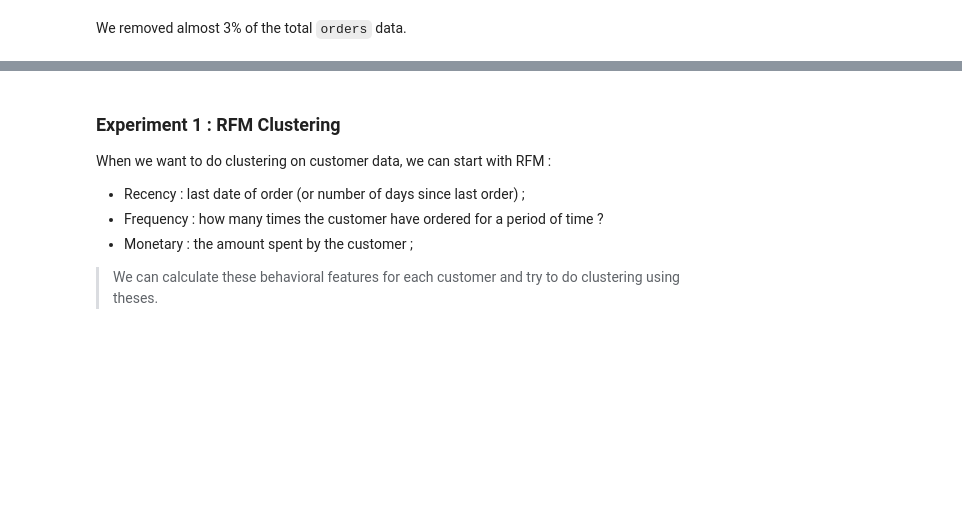
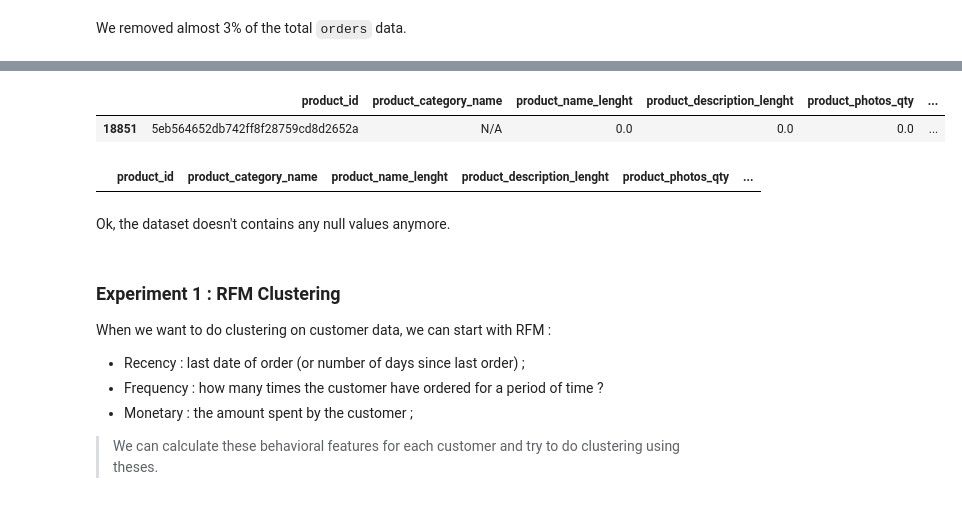
Before and after one commit to mickaelandrieu/unsupervised-ecommerce-clustering, a Jupyter notebook: notebooks/eda.ipynb, the cells around one changed output, grey strips where cells are left out. Cells and saved outputs as stored; diff of their text form; code cells hidden in the pictures; blank space fills up the shorter version.

```diff
--- a/notebooks/eda.ipynb
+++ b/notebooks/eda.ipynb
@@ -618,3 +691,31 @@ We removed almost 3% of the total `orders` data.
+# %%
+
+baby_category = products[products.product_category_name == 'bebes'][['product_weight_g', 'product_length_cm', 'product_width_cm']].mean()
+baby_category
+
+product_id = '09ff539a621711667c43eba6a3bd8466'
+products.loc[products.product_id == product_id, 'product_weight_g'] = baby_category['product_weight_g']
+products.loc[products.product_id == product_id, 'product_length_cm'] = baby_category['product_length_cm']
+products.loc[products.product_id == product_id, 'product_width_cm'] = baby_category['product_width_cm']
+
+products[products.product_length_cm.isna()]
+# %% [output]
+|  | product_id | product_category_name | product_name_lenght | product_description_lenght | product_photos_qty | ... |
+| 18851 | 5eb564652db742ff8f28759cd8d2652a | N/A | 0.0 | 0.0 | 0.0 | ... |
+# %%
+na_category = products[products.product_category_name == 'N/A'][['product_weight_g', 'product_length_cm', 'product_width_cm']].mean()
+na_category
+
+product_id = '5eb564652db742ff8f28759cd8d2652a'
+products.loc[products.product_id == product_id, 'product_weight_g'] = na_category['product_weight_g']
+products.loc[products.product_id == product_id, 'product_length_cm'] = na_category['product_length_cm']
+products.loc[products.product_id == product_id, 'product_width_cm'] = na_category['product_width_cm']
+
+products[products.product_length_cm.isna()]
+# %% [output]
+|  | product_id | product_category_name | product_name_lenght | product_description_lenght | product_photos_qty | ... |
+# %% [markdown]
+Ok, the dataset doesn't contains any null values anymore.
 # %% [markdown]
 ### Experiment 1 : RFM Clustering
 
```
Also changed, not shown: parts of 12 cells of this notebook.
